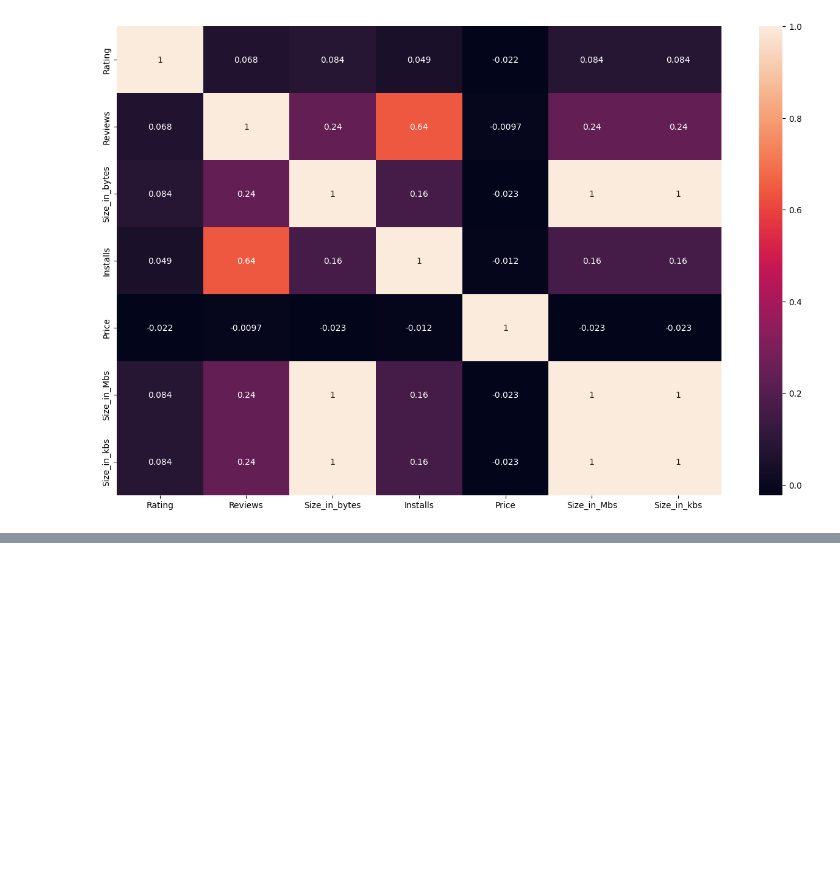
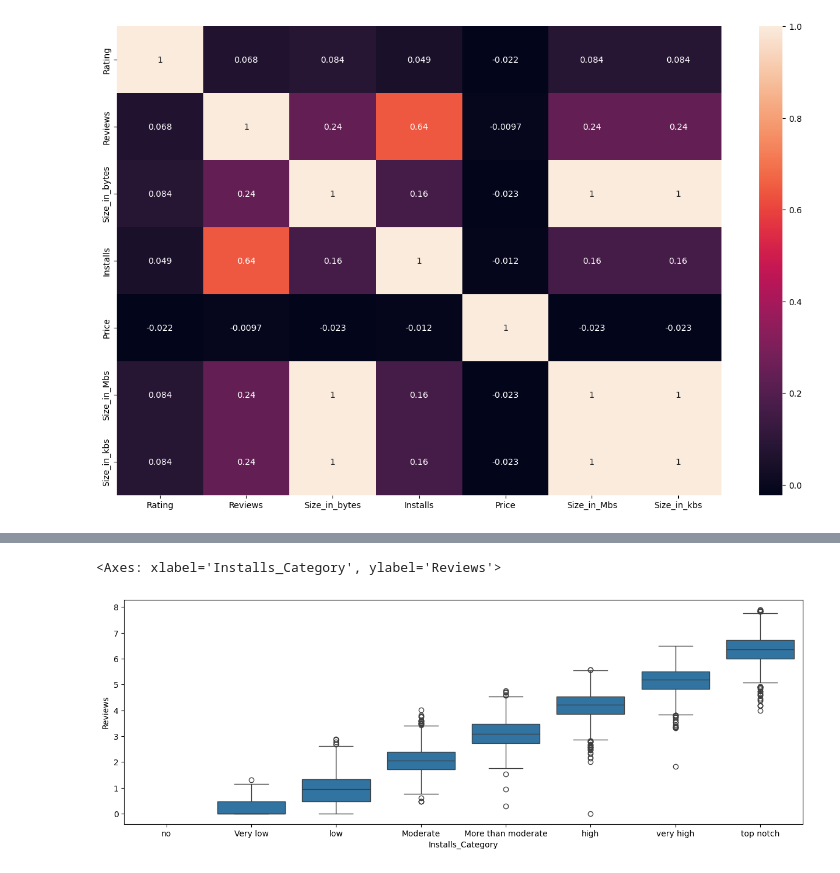
Before and after one commit to summaiyazafar/Learning, a Jupyter notebook: Practice/Python/Complete_EDA/Pandas_tips_and_tricks/outputs/03_Google_play_store_data.ipynb, the cells around one changed output, grey strips where cells are left out. Saved outputs shown, nothing was run; the diff lists cells and outputs as text; code cells hidden in the pictures; blank space fills up the shorter version.

```diff
--- a/Practice/Python/Complete_EDA/Pandas_tips_and_tricks/outputs/03_Google_play_store_data.ipynb
+++ b/Practice/Python/Complete_EDA/Pandas_tips_and_tricks/outputs/03_Google_play_store_data.ipynb
@@ -594,0 +734,7 @@ sns.heatmap(df[numeric_cols].corr(), annot=True)
+# %%
+#let's plot the same plots for Reviews columns as well:
+plt.figure(figsize=(15,5))#make the figure size
+sns.boxplot(x='Installs_Category', y=np.log10(df['Reviews']), data=df) #make the boxplot
+# %% [output]
+<Axes: xlabel='Installs_Category', ylabel='Reviews'>
+[figure, added]
```
Also changed, not shown: parts of 47 cells of this notebook.
